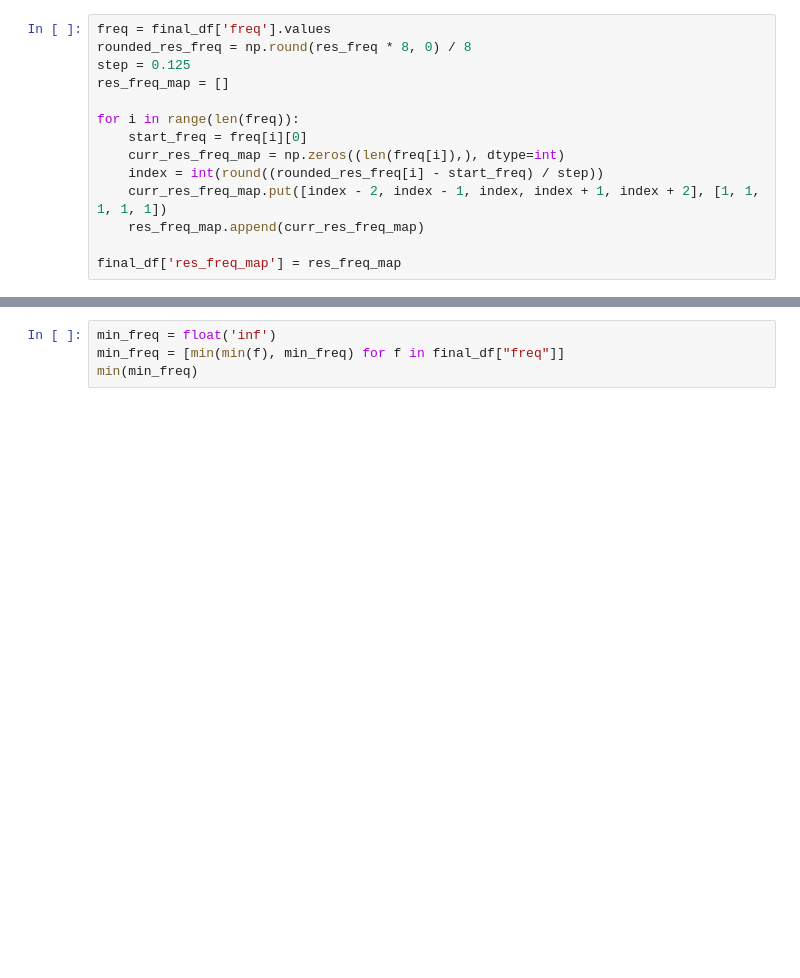
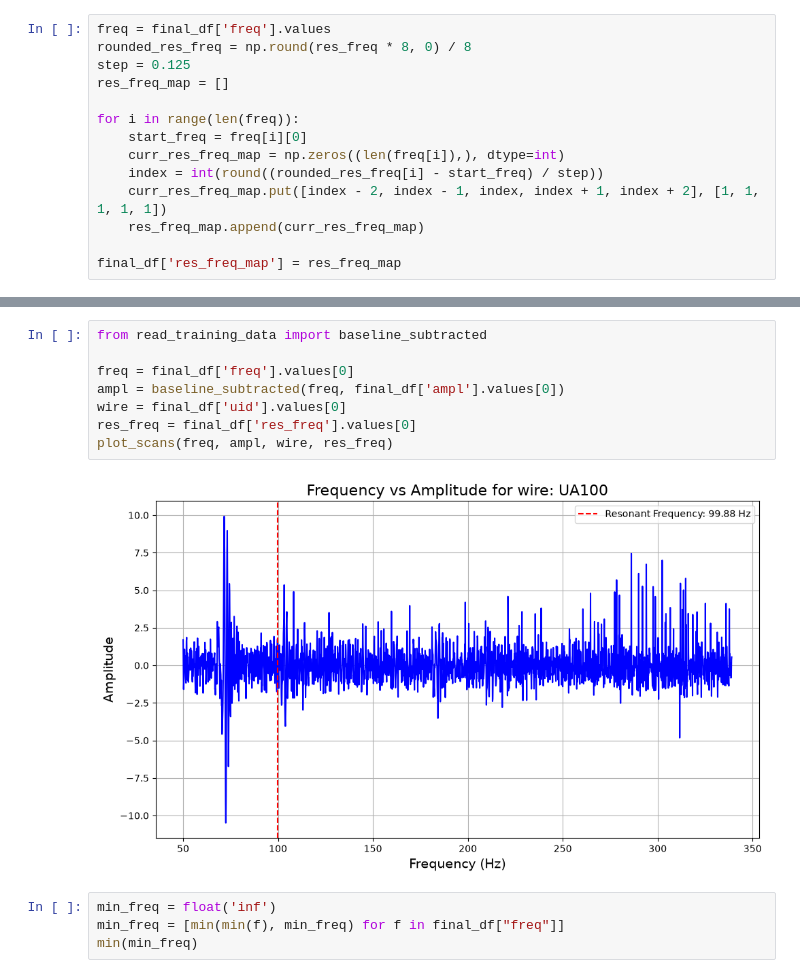
Before and after one commit to SiemBerhane/preliminary-dwa-ml, a Jupyter notebook: initial-data-cleaning/testing.ipynb, the cells around one changed output, grey strips where cells are left out. Saved outputs shown, nothing was run; the diff lists cells and outputs as text; blank space fills up the shorter version.

```diff
--- a/initial-data-cleaning/testing.ipynb
+++ b/initial-data-cleaning/testing.ipynb
@@ -108,3 +118,13 @@ final_df['res_freq_map'] = res_freq_map
+# %%
+from read_training_data import baseline_subtracted
+
+freq = final_df['freq'].values[0]
+ampl = baseline_subtracted(freq, final_df['ampl'].values[0])
+wire = final_df['uid'].values[0]
+res_freq = final_df['res_freq'].values[0]
+plot_scans(freq, ampl, wire, res_freq)
+# %% [output]
+[figure, added]
 # %%
 min_freq = float('inf')
 min_freq = [min(min(f), min_freq) for f in final_df["freq"]]
```
Also changed, not shown: parts of 3 cells of this notebook, 2 other files.
